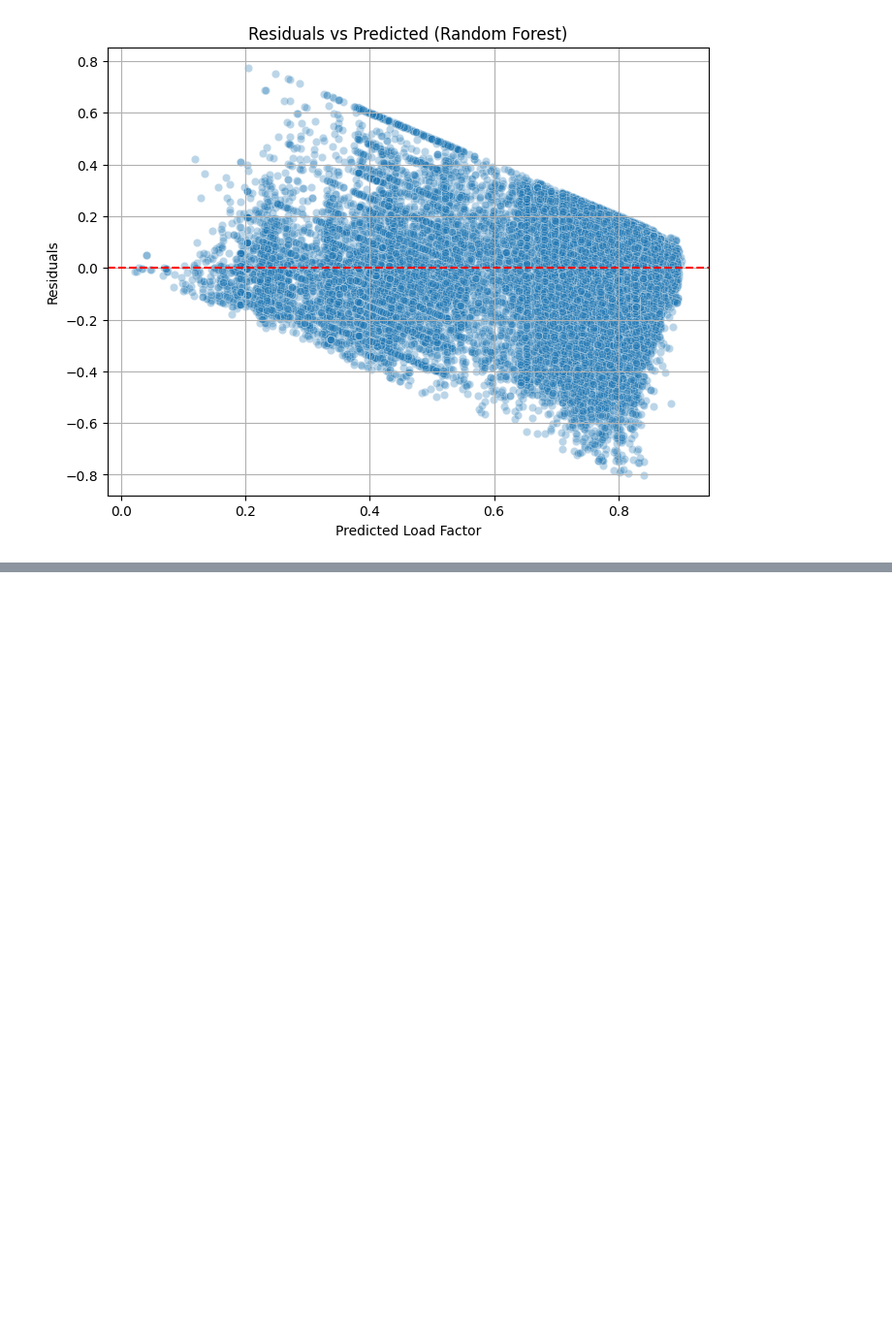
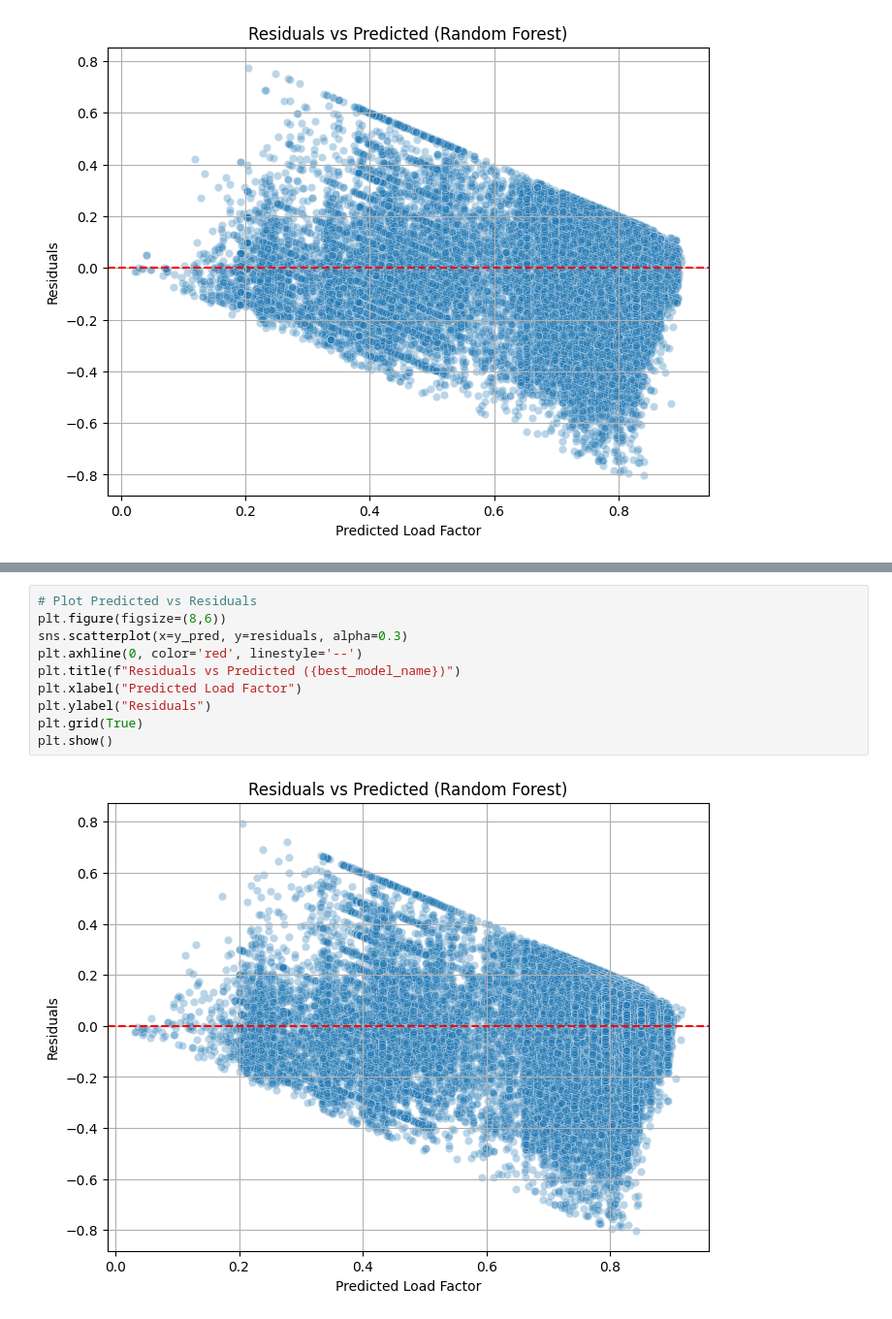
Before and after one commit to VerenaQu/passenger_load_prediction_project, a Jupyter notebook: notebooks/2_pax_load_factor_prediction.ipynb, the cells around one changed output, grey strips where cells are left out. Shown at 97% size. Drawn from its saved outputs; the diff is of its cells as text; blank space fills up the shorter version.

```diff
--- a/notebooks/2_pax_load_factor_prediction.ipynb
+++ b/notebooks/2_pax_load_factor_prediction.ipynb
@@ -195,0 +611,12 @@ plt.show()
+# %%
+# Plot Predicted vs Residuals
+plt.figure(figsize=(8,6))
+sns.scatterplot(x=y_pred, y=residuals, alpha=0.3)
+plt.axhline(0, color='red', linestyle='--')
+plt.title(f"Residuals vs Predicted ({best_model_name})")
+plt.xlabel("Predicted Load Factor")
+plt.ylabel("Residuals")
+plt.grid(True)
+plt.show()
+# %% [output]
+[figure, added]
```
Also changed, not shown: parts of 31 cells of this notebook.
